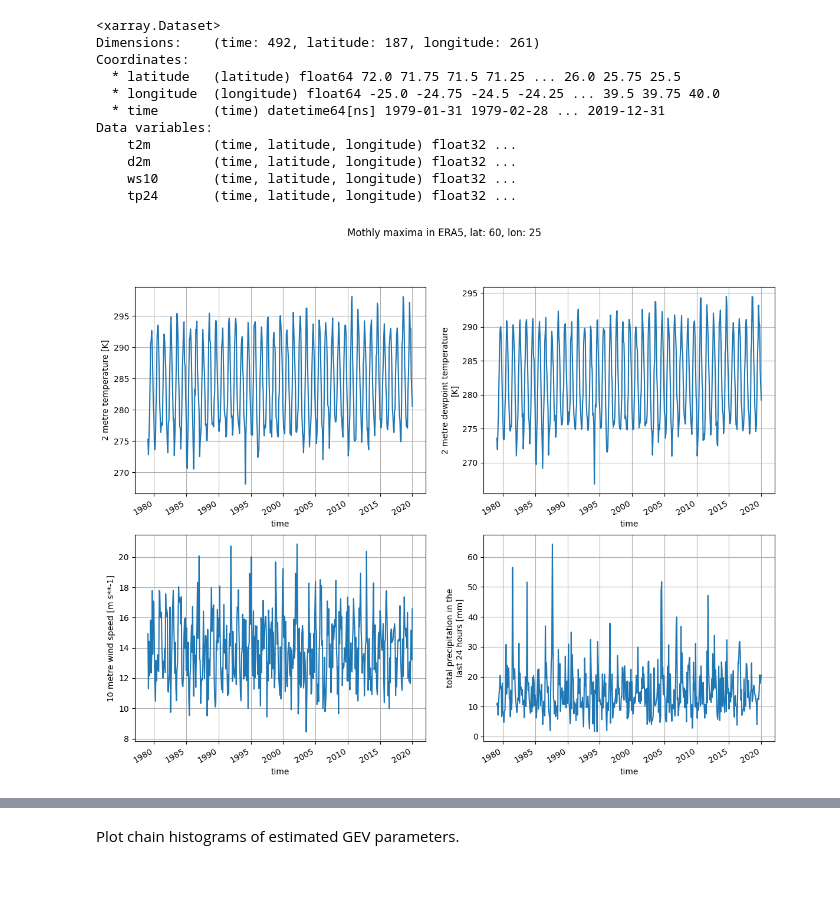
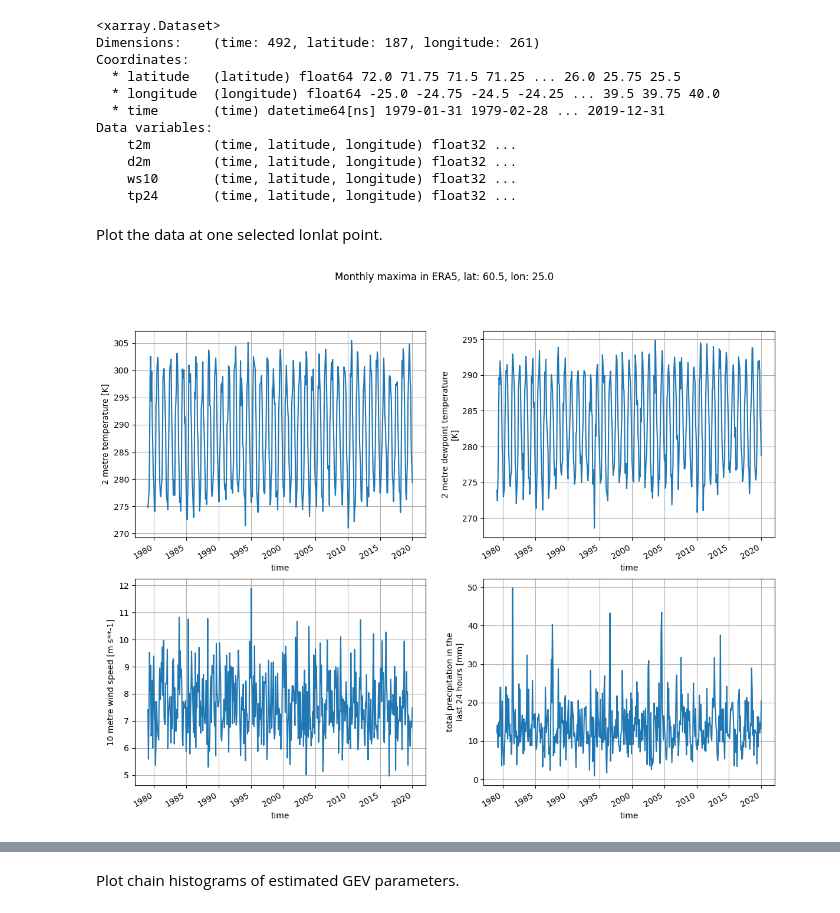
Before and after one commit to fmidev/RISKADAPT, a Jupyter notebook: ERA5_extreme_values.ipynb, the cells around one changed output, grey strips where cells are left out. Saved outputs shown, nothing was run; the diff lists cells and outputs as text; code cells hidden in the pictures; blank space fills up the shorter version.

```diff
--- a/ERA5_extreme_values.ipynb
+++ b/ERA5_extreme_values.ipynb
@@ -22,21 +29,23 @@ Data variables:
     d2m        (time, latitude, longitude) float32 ...
     ws10       (time, latitude, longitude) float32 ...
     tp24       (time, latitude, longitude) float32 ...
+# %% [markdown]
+Plot the data at one selected lonlat point.
 # %%
-lon, lat = 25, 60
+lon, lat = 25.0, 60.5
 
 fig, axs = plt.subplots(2, 2, figsize=(14, 10))
 era5['t2m'].interp(latitude=lat, longitude=lon).plot(ax=axs[0,0])
 era5['d2m'].interp(latitude=lat, longitude=lon).plot(ax=axs[0,1])
 era5['ws10'].interp(latitude=lat, longitude=lon).plot(ax=axs[1,0])
 era5['tp24'].interp(latitude=lat, longitude=lon).plot(ax=axs[1,1])
 for ax in axs.ravel():
     ax.grid()
     ax.set_title('')
-plt.suptitle(f'Mothly maxima in ERA5, lat: {lat}, lon: {lon}')
+plt.suptitle(f'Monthly maxima in ERA5, lat: {lat}, lon: {lon}')
 plt.show()
 # %% [output]
-[figure, old version]
+[figure, new version]
 # %% [markdown]
 ## GEV analysis
 
```
Also changed, not shown: parts of 11 cells of this notebook, 3 other files.
